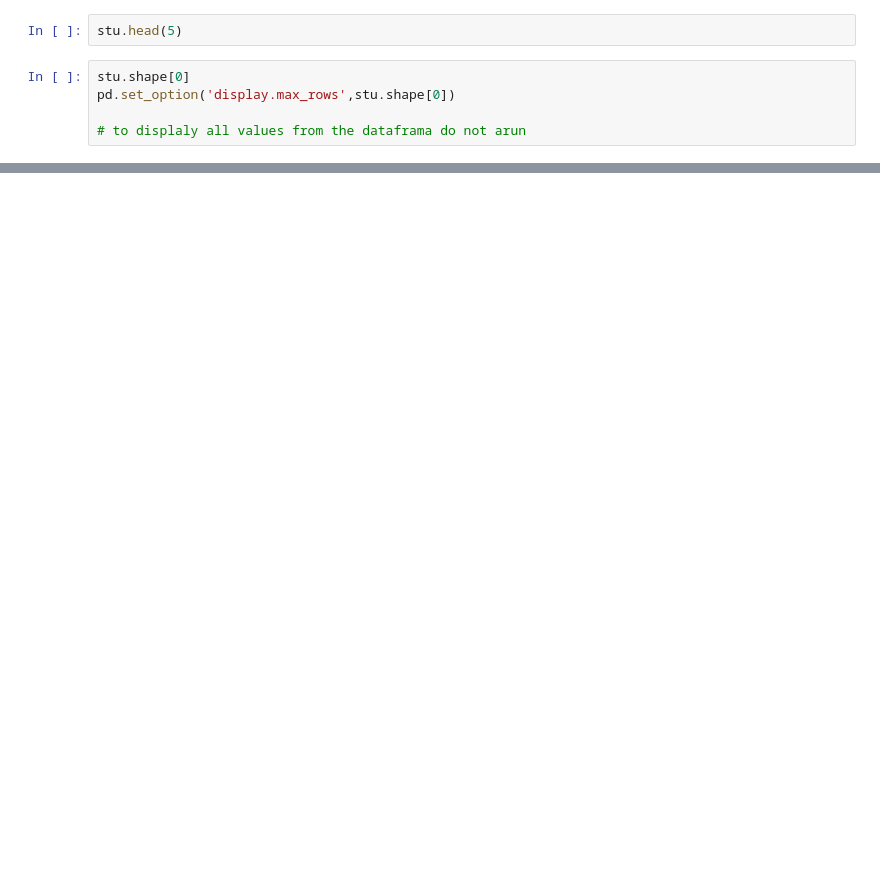
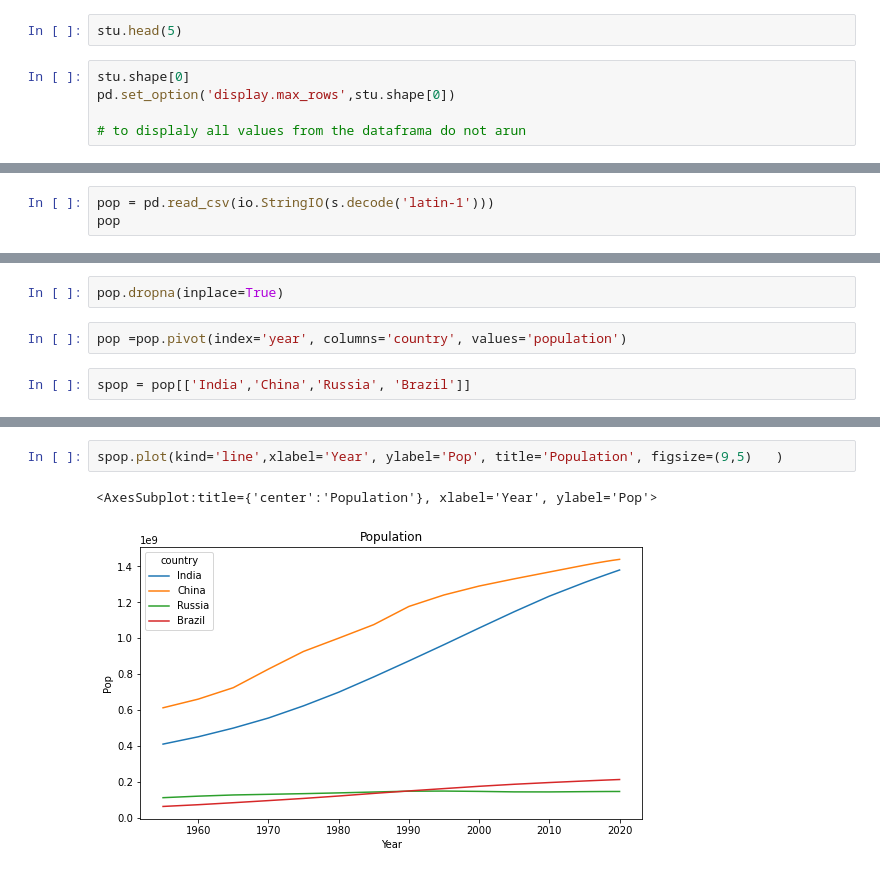
Before and after one commit to Vedia-JerezDaniel/zelle-python, a Jupyter notebook: Pandas/pan_Ex.ipynb, the cells around one changed output, grey strips where cells are left out. Drawn from its saved outputs; the diff is of its cells as text; blank space fills up the shorter version.

Commit message:
pandas pivot

```diff
--- a/Pandas/pan_Ex.ipynb
+++ b/Pandas/pan_Ex.ipynb
@@ -155,0 +349,3 @@ pd.set_option('display.max_rows',stu.shape[0])
+# %%
+pop = pd.read_csv(io.StringIO(s.decode('latin-1')))
+pop
@@ -155,0 +366,6 @@ pd.set_option('display.max_rows',stu.shape[0])
+# %%
+pop.dropna(inplace=True)
+# %%
+pop =pop.pivot(index='year', columns='country', values='population')
+# %%
+spop = pop[['India','China','Russia', 'Brazil']]
@@ -155,0 +393,5 @@ pd.set_option('display.max_rows',stu.shape[0])
+# %%
+spop.plot(kind='line',xlabel='Year', ylabel='Pop', title='Population', figsize=(9,5)   )
+# %% [output]
+<AxesSubplot:title={'center':'Population'}, xlabel='Year', ylabel='Pop'>
+[figure, added]
```
Also changed, not shown: parts of 38 cells of this notebook, 4 other files.
